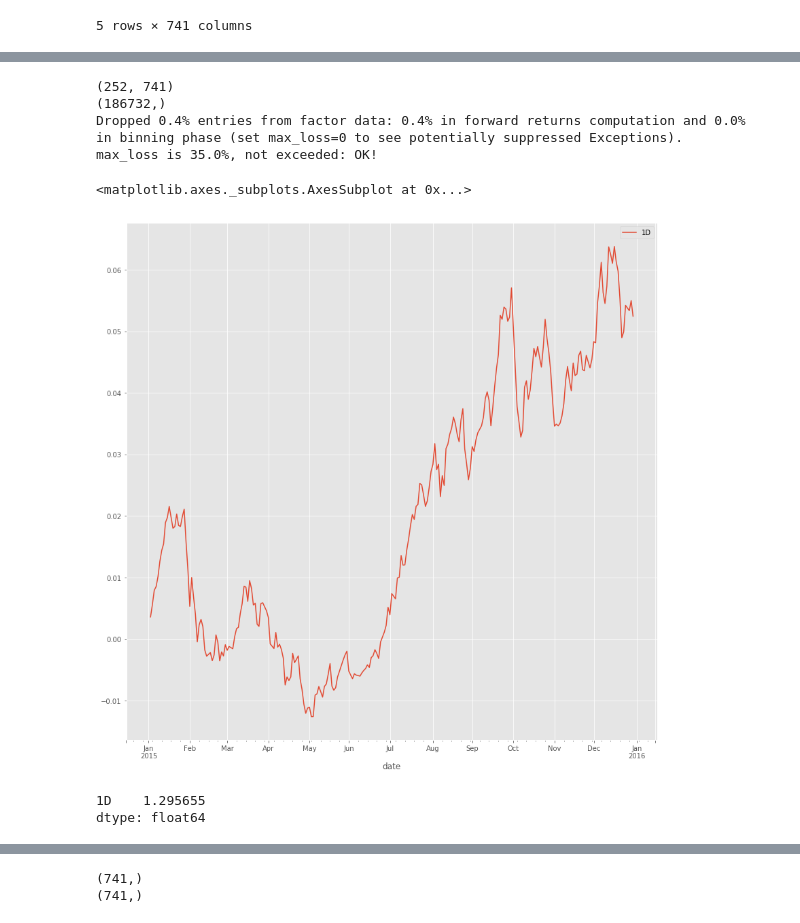
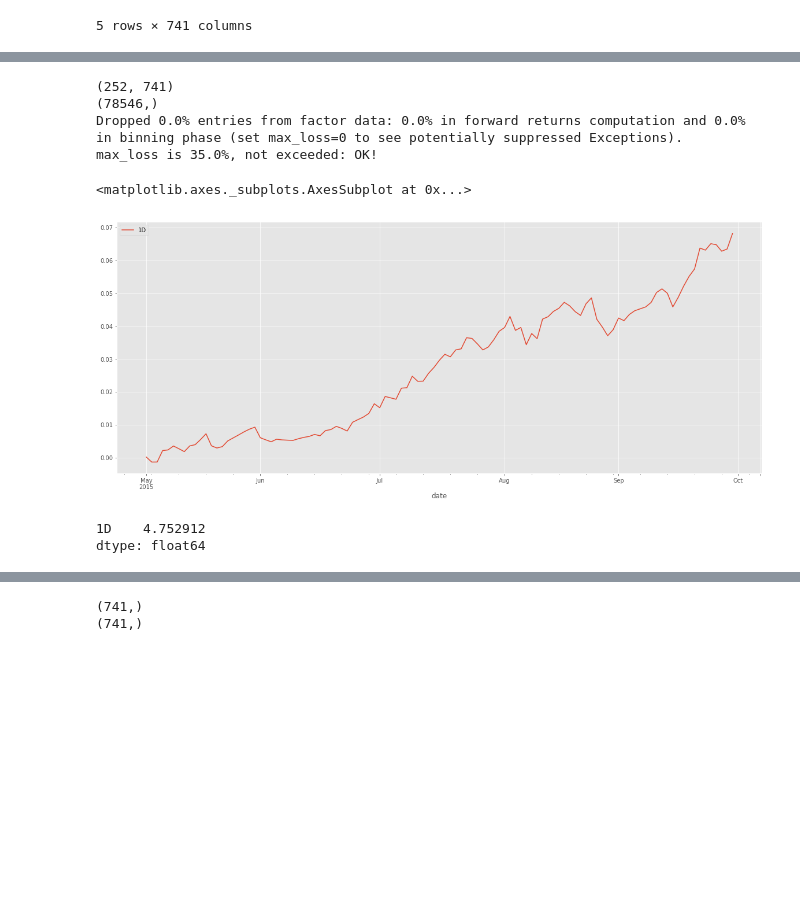
Before and after one commit to rwuebker/backtesting, a Jupyter notebook: backtesting_CVX.ipynb, the cells around one changed output, grey strips where cells are left out. Cells and saved outputs as stored; diff of their text form; code cells hidden in the pictures; blank space fills up the shorter version.

```diff
--- a/backtesting_CVX.ipynb
+++ b/backtesting_CVX.ipynb
@@ -12,10 +12,12 @@ import matplotlib.pyplot as plt
 import matplotlib.style as style
 from scipy.stats.stats import pearsonr
 from scipy.stats.stats import spearmanr
+from sklearn.linear_model import LinearRegression
 from tqdm import tqdm
 from scipy.stats import gaussian_kde
 style.use('ggplot')
-plt.rcParams['figure.figsize'] = (14,14)
+from IPython.core.pylabtools import figsize
+figsize(15, 5)
 
 mod_path = '/Users/richard.wuebker/Projects/price_data_utils'
 if mod_path not in sys.path:
@@ -242,7 +226,7 @@ risk_model.returns.tail()
 5 rows × 741 columns
 # %%
 factor_data = {}
-factor_data['momentum'] = momentum.loc[momentum.index.year==2015,:].stack()
+factor_data['momentum'] = momentum.loc['2015-05-01':'2015-09-30',:].stack()
 factor_data['momentum'].head()
 factor_prices = p.loc[p.index.year==2015, :]
 print(factor_prices.shape)
@@ -250,20 +234,21 @@ print(factor_data['momentum'].shape)
 factor_returns = al.utils.get_clean_factor_and_forward_returns(factor=factor_data['momentum'], prices=factor_prices, periods=[1])
 # %% [output]
 (252, 741)
-(186732,)
-Dropped 0.4% entries from factor data: 0.4% in forward returns computation and 0.0% in binning phase (set max_loss=0 to see potentially suppressed Exceptions).
+(78546,)
+Dropped 0.0% entries from factor data: 0.0% in forward returns computation and 0.0% in binning phase (set max_loss=0 to see potentially suppressed Exceptions).
 max_loss is 35.0%, not exceeded: OK!
 # %%
+figsize(20,8)
 factor_returns_data = al.performance.factor_returns(factor_returns)
 factor_returns_data.cumsum().plot()
 # %% [output]
 <matplotlib.axes._subplots.AxesSubplot at 0x...>
-[figure, old version]
+[figure, new version]
 # %%
 sharpe = factor_returns_data.mean() * np.sqrt(252) / factor_returns_data.std()
 sharpe
 # %% [output]
-1D    1.295655
+1D    4.752912
 dtype: float64
 # %%
 
```
Also changed, not shown: parts of 62 cells of this notebook.
